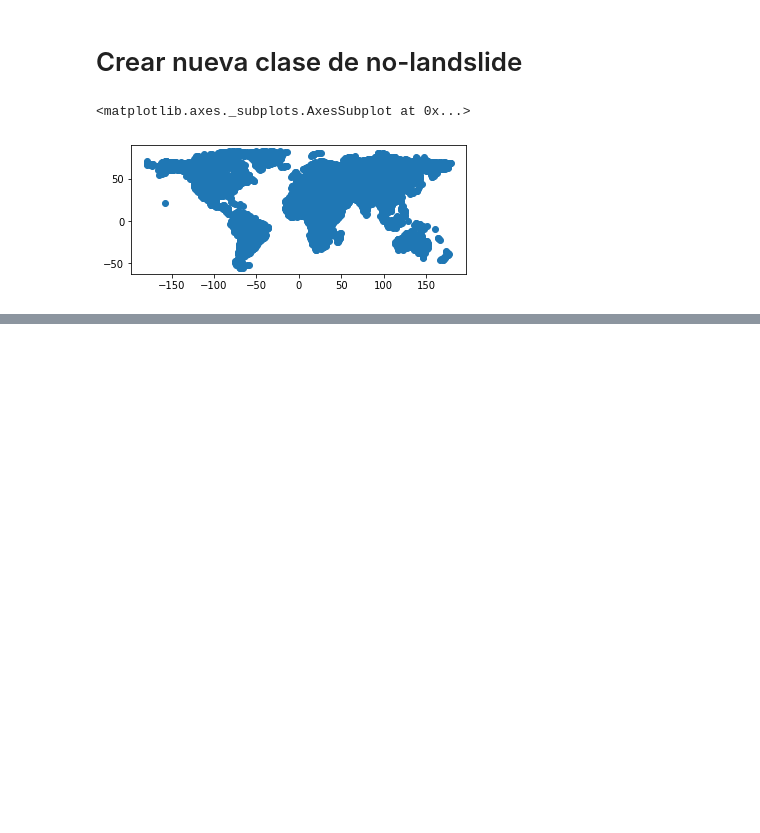
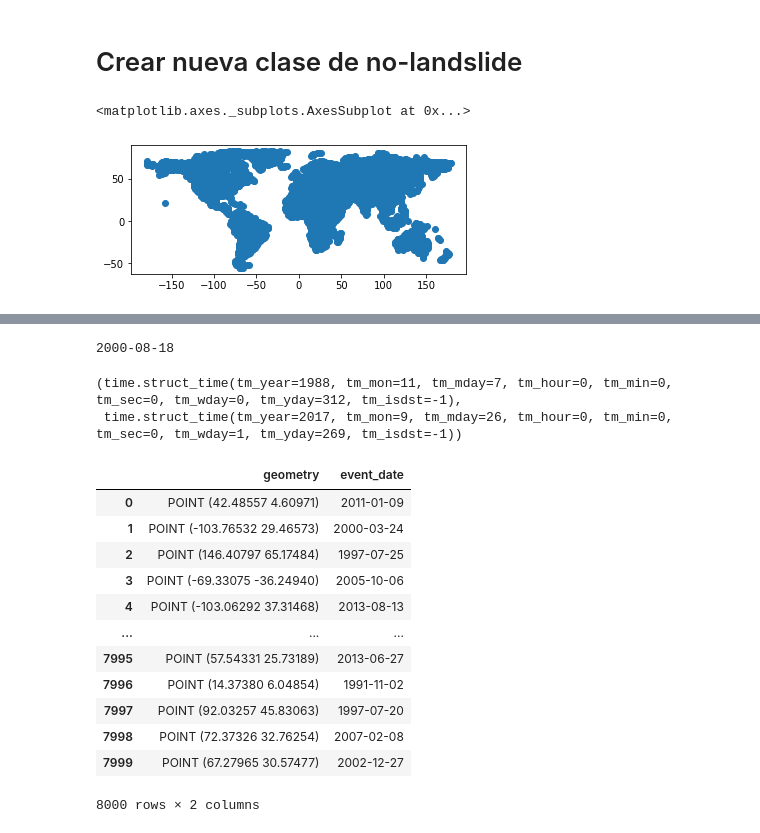
Before and after one commit to Competencia-de-Climate-Change/Landslide_EarlyDetection, a Jupyter notebook: NuevaClase.ipynb, the cells around one changed output, grey strips where cells are left out. Saved outputs shown, nothing was run; the diff lists cells and outputs as text; code cells hidden in the pictures; blank space fills up the shorter version.

```diff
--- a/NuevaClase.ipynb
+++ b/NuevaClase.ipynb
@@ -144,0 +131,27 @@ ReMasFrame()
+# %%
+import random
+import time
+
+def str_time_prop(start, end, format, prop):
+    """Get a time at a proportion of a range of two formatted times.
+
+    start and end should be strings specifying times formated in the
+    given format (strftime-style), giving an interval [start, end].
+    prop specifies how a proportion of the interval to be taken after
+    start.  The returned time will be in the specified format.
+    """
+
+    stime = time.mktime(time.strptime(start, format))
+    etime = time.mktime(time.strptime(end, format))
+
+    ptime = stime + prop * (etime - stime)
+
+    return time.strftime(format, time.localtime(ptime))
+
+
+def random_date(start, end, prop):
+    return str_time_prop(start, end, '%Y-%m-%d', prop)
+
+print(random_date("1988-11-07", "2017-09-26", random.random()))
+# %% [output]
+2000-08-18
@@ -144,0 +160,25 @@ ReMasFrame()
+# %%
+min(times), max(times)
+# %% [output]
+(time.struct_time(tm_year=1988, tm_mon=11, tm_mday=7, tm_hour=0, tm_min=0, tm_sec=0, tm_wday=0, tm_yday=312, tm_isdst=-1),
+ time.struct_time(tm_year=2017, tm_mon=9, tm_mday=26, tm_hour=0, tm_min=0, tm_sec=0, tm_wday=1, tm_yday=269, tm_isdst=-1))
+# %%
+df_points_["event_date"] = [
+    random_date("1988-11-07", "2017-09-26", random.random()) for _ in df_points_["geometry"]
+]
+# %%
+df_points_
+# %% [output]
+|  | geometry | event_date |
+| 0 | POINT (42.48557 4.60971) | 2011-01-09 |
+| 1 | POINT (-103.76532 29.46573) | 2000-03-24 |
+| 2 | POINT (146.40797 65.17484) | 1997-07-25 |
+| 3 | POINT (-69.33075 -36.24940) | 2005-10-06 |
+| 4 | POINT (-103.06292 37.31468) | 2013-08-13 |
+| ... | ... | ... |
+| 7995 | POINT (57.54331 25.73189) | 2013-06-27 |
+| 7996 | POINT (14.37380 6.04854) | 1991-11-02 |
+| 7997 | POINT (92.03257 45.83063) | 1997-07-20 |
+| 7998 | POINT (72.37326 32.76254) | 2007-02-08 |
+| 7999 | POINT (67.27965 30.57477) | 2002-12-27 |
+8000 rows × 2 columns
```
Also changed, not shown: parts of 5 cells of this notebook, 1 other file.
